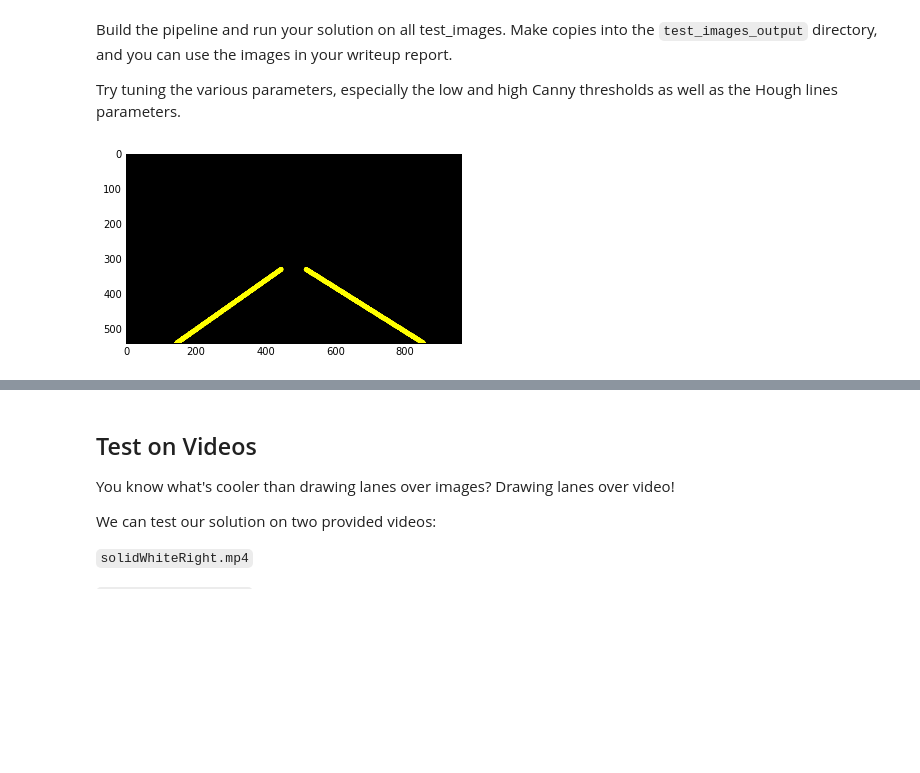
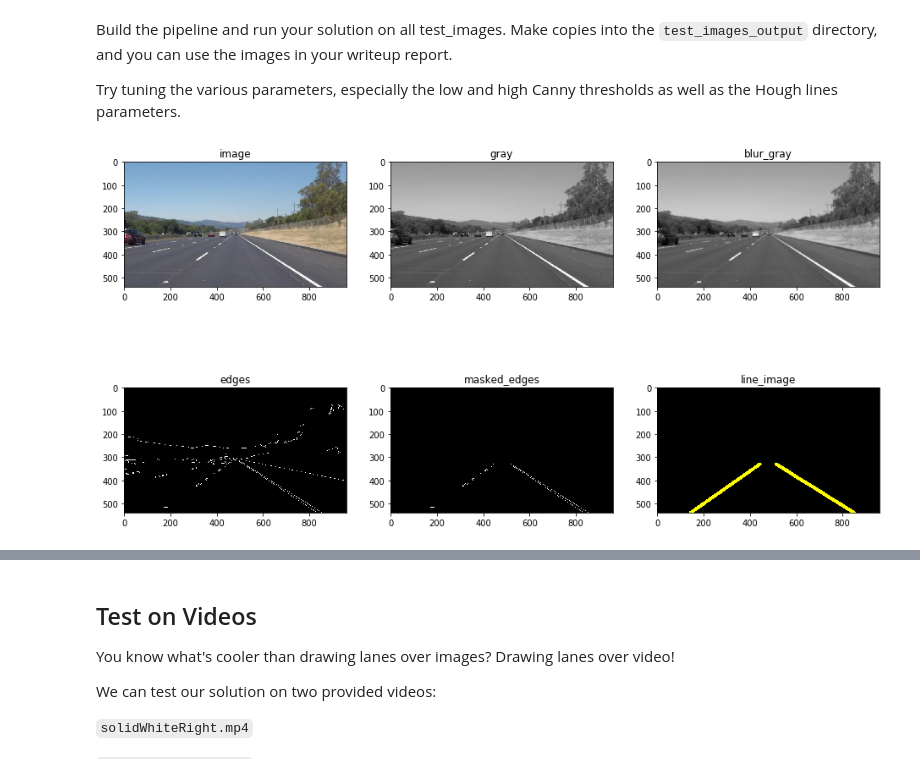
Before and after one commit to wisdom-bob/CarND-LaneLines-P1-master, a Jupyter notebook: P1.ipynb, the cells around one changed output, grey strips where cells are left out. Saved outputs shown, nothing was run; the diff lists cells and outputs as text; code cells hidden in the pictures; blank space fills up the shorter version.

```diff
--- a/P1.ipynb
+++ b/P1.ipynb
@@ -178,42 +182,54 @@ Build the pipeline and run your solution on all test_images. Make copies into th
 
 Try tuning the various parameters, especially the low and high Canny thresholds as well as the Hough lines parameters.
 # %%
+def showimg(subplace, title, _img):
+	#	design a subplot_imshow funciton
+    plt.subplot(*subplace)
+    plt.title(title)
+    if len(_img.shape) == 3:
+        plt.imshow(_img)
+    else:
+        plt.imshow(_img, cmap='gray')
+
+#	from loca upload some images
 names = []
 for file in os.listdir("test_images/"):
     names.append(str(file[:file.rfind('.')]))
 
-#canny
+#	image->grayscale->gaussian_blur->canny->edges
 name = names[1]
 image = files[name]
 gray = grayscale(image)
 blur_gray = gaussian_blur(gray,7)
 edges = canny(blur_gray, 50, 150)
-plt.imshow(edges)
-# Next we'll create a masked edges image using cv2.fillPoly()
+
+#	Next we'll create a masked edges image using cv2.fillPoly() to get the region of interest
 mask = np.zeros_like(edges)
 ignore_mask_color = 255
+imshape = image.shape
 
-# define the region-of-interest
-imshape = image.shape
 vertices = np.array([[(0,imshape[0]),(410, 330), (550, 330), (imshape[1],imshape[0])]], dtype=np.int32)
 masked_edges = region_of_interest(edges,vertices)
-plt.imshow(masked_edges)
 
-# Define the Hough transform parameters
+#	Define the Hough transform parameters
 rho = 1                             # distance resolution in pixels of the Hough grid
 theta = np.pi/180                   # angular resolution in radians of the Hough grid
 threshold = 15                      # minimum number of votes (intersections in Hough grid cell)
 min_line_length = 25                 # minimum number of pixels making up a line
 max_line_gap = 25                   # maximum gap in pixels between connectable line segments
 line_image = np.copy(image)*0       # creating a blank to draw lines on
 
-# Run Hough on edge detected image
+#	Run Hough on edge detected image
 line_image = hough_lines(masked_edges, rho, theta, threshold, min_line_length, max_line_gap,flag=1)
-plt.imshow(line_image)
-# Create the combined image, show and save it
+
+#	Create the combined image, show and save it
 color_edges = np.dstack((edges, edges, edges))
 finalimg = weighted_img(line_image,image)
-plt.savefig("out"+name)
-plt.imshow(finalimg)
+# plt.savefig("out"+name)
+
+#	debug with images to show
+plt.figure(figsize=[16, 9])
+for i, imgname in enumerate(['image', 'gray', 'blur_gray', 'edges', 'masked_edges','line_image']):
+    showimg((2, 3, i+1), imgname, eval(imgname))
 # %% [output]
-[figure, old version]
+[figure, new version]
```
Also changed, not shown: parts of 5 cells of this notebook.
